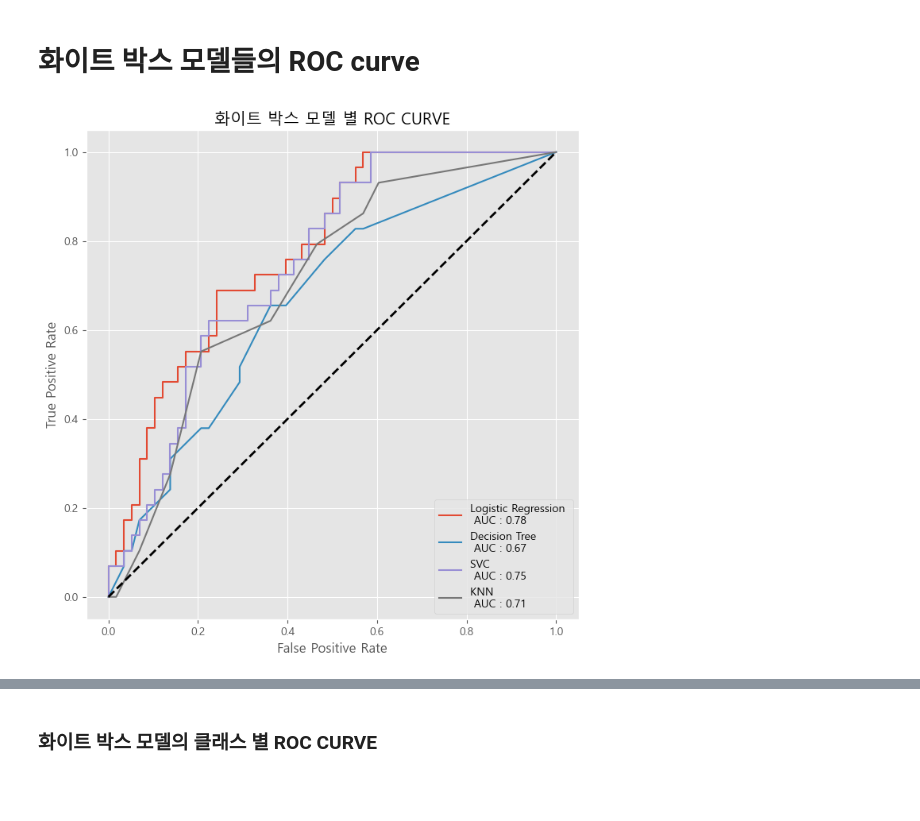
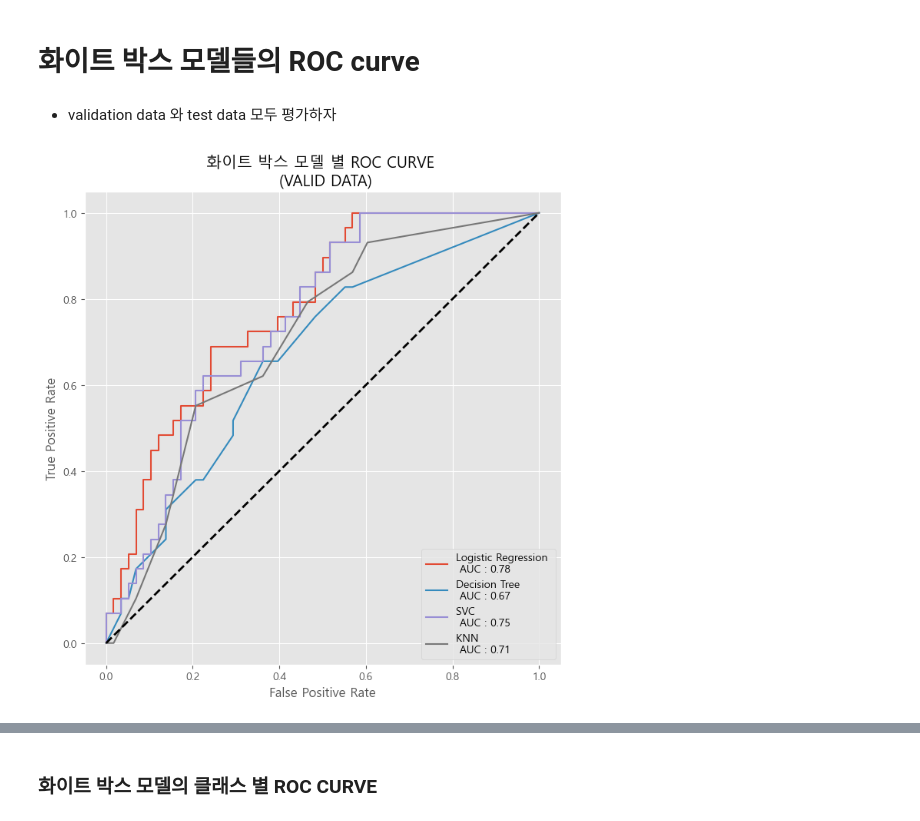
Before and after one commit to yonghyeun/Dementia_Analysis, a Jupyter notebook: LifeLog data/[라이프로그] 데이터 모델링.ipynb, the cells around one changed output, grey strips where cells are left out. Cells and saved outputs as stored; diff of their text form; code cells hidden in the pictures; blank space fills up the shorter version.

```diff
--- a/LifeLog data/[라이프로그] 데이터 모델링.ipynb
+++ b/LifeLog data/[라이프로그] 데이터 모델링.ipynb
@@ -792,7 +800,7 @@ X,Y = preprocessing(df)
 from sklearn.model_selection import train_test_split,GridSearchCV
 from sklearn.ensemble import RandomForestClassifier
 
-x_train,x_test,y_train,y_test = train_test_split(X,Y,stratify = Y,
+x_train,x_valid,y_train,y_valid = train_test_split(X,Y,stratify = Y,
                                                     random_state = 42,test_size = 0.2)
 # %% [markdown]
 ## 화이트박스 모델
@@ -925,12 +933,14 @@ from sklearn.metrics import roc_curve, auc
 from sklearn.calibration import CalibratedClassifierCV
 # %%
 from sklearn.preprocessing import label_binarize
+# %% [markdown]
+* validation data 와 test data 모두 평가하자
 # %%
-def avg_roc_curve(models):
+def avg_roc_curve(models,TEST_FEATURE,TEST_LABEL,ADD_TITLE):
 
     fig,ax = plt.subplots(figsize = (8,8))
 
-    real = label_binarize(y_test, classes = [0,1,2]) # 다중 범주 문제를 roc_curve 로 그리기 위해 encoding
+    real = label_binarize(TEST_LABEL, classes = [0,1,2]) # 다중 범주 문제를 roc_curve 로 그리기 위해 encoding
                                                     # 각 클래스 별 ROC curve를 그리게 된다.
     n = 3 # classes 의 unqiue 한 갯수
 
@@ -943,7 +953,7 @@ def avg_roc_curve(models):
 
             model.fit(x_train,y_train)
 
-            prob = model.predict_proba(x_test)
+            prob = model.predict_proba(TEST_FEATURE)
 
             fpr = {}
             tpr = {}
@@ -955,7 +965,7 @@ def avg_roc_curve(models):
 
         else:
 
-            prob = model.predict_proba(x_test)
+            prob = model.predict_proba(TEST_FEATURE)
 
             fpr = {}
             tpr = {}
@@ -968,9 +978,10 @@ def avg_roc_curve(models):
     ax.plot([0,1],[0,1], c = 'k', ls ='--', lw = '2')
     ax.set_xlabel('False Positive Rate')
     ax.set_ylabel('True Positive Rate')
-    ax.set_title('화이트 박스 모델 별 ROC CURVE')
+    ax.set_title(f'화이트 박스 모델 별 ROC CURVE \n ({ADD_TITLE})')
+
     ax.legend(loc = 'lower right')
 # %%
-avg_roc_curve(models)
+avg_roc_curve(models,x_valid,y_valid, 'VALID DATA')
 # %% [output]
-[figure, old version]
+[figure, new version]
```
Also changed, not shown: parts of 8 cells of this notebook.
